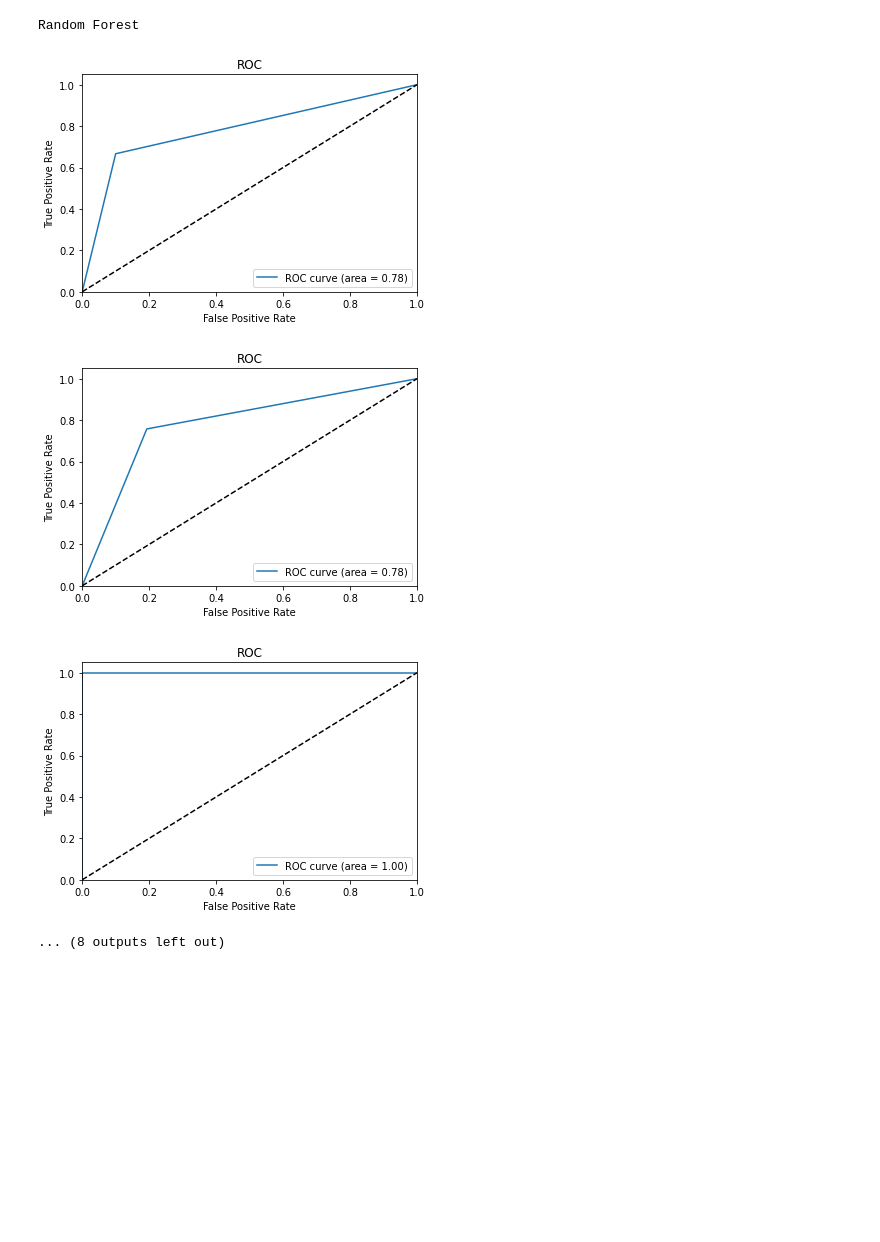
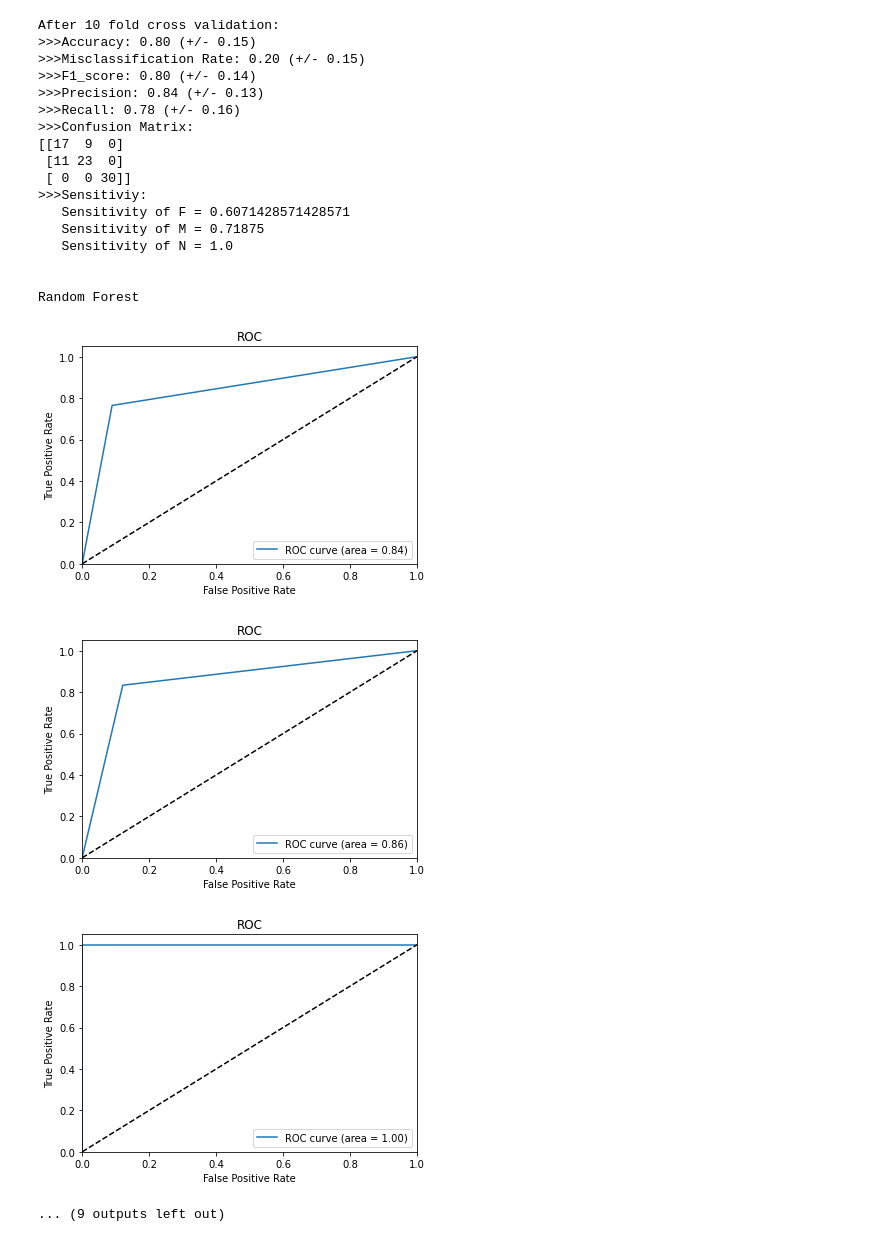
Before and after one commit to pratyushkaware2/finger_flex_classifier, a Jupyter notebook: training_with_cross_validation.ipynb, the cells around one changed output. Saved outputs shown, nothing was run; the diff lists cells and outputs as text; code cells hidden in the pictures; blank space fills up the shorter version.

Commit message:
Training on New data and testing models using cross validation and ROC

```diff
--- a/training_with_cross_validation.ipynb
+++ b/training_with_cross_validation.ipynb
@@ -18,7 +18,7 @@ models.append(('Decision Tree', DecisionTreeClassifier()))
 # %%
 for name, model in models:
     print(name)
-    test_model_lib.test_model(bend_df, model)
+    test_model_lib.test_model(bend_df, model, ROC = True)
 #     test_model_lib.plot_ROC(model, bend_df)
 # %% [output]
 Gaussian N-Bayes
@@ -32,5 +48,21 @@ Support Vector Machine
+After 10 fold cross validation:
+>>>Accuracy: 0.80 (+/- 0.15)
+>>>Misclassification Rate: 0.20 (+/- 0.15)
+>>>F1_score: 0.80 (+/- 0.14)
+>>>Precision: 0.84 (+/- 0.13)
+>>>Recall: 0.78 (+/- 0.16)
+>>>Confusion Matrix:
+[[17  9  0]
+ [11 23  0]
+ [ 0  0 30]]
+>>>Sensitiviy:
+   Sensitivity of F = 0.6071428571428571
+   Sensitivity of M = 0.71875
+   Sensitivity of N = 1.0
+
+
 Random Forest
-[figure, old version]
+[figure, new version]
-[figure, old version]
+[figure, new version]
 [figure]
-... (8 outputs left out)
+... (9 outputs left out)
```
Also changed, not shown: parts of 1 cell of this notebook.
